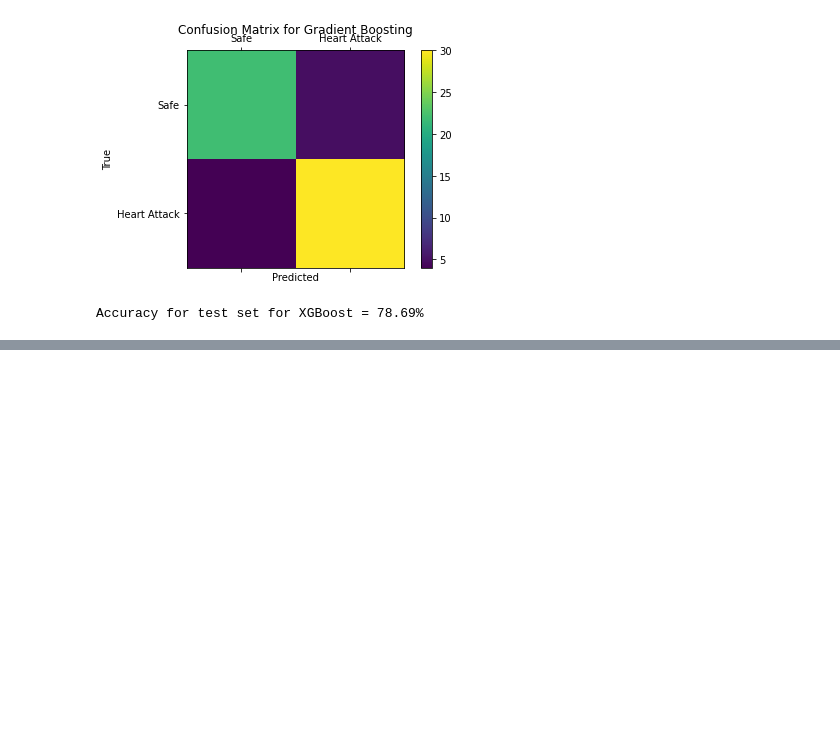
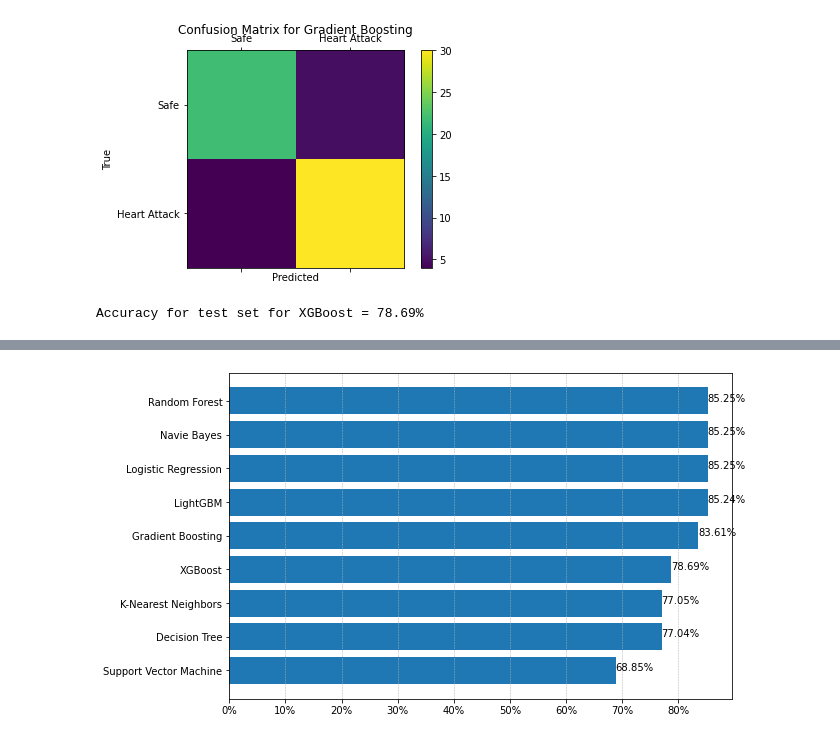
Before and after one commit to hidayatarg/HeartDiseasePrediction-MachineLearning, a Jupyter notebook: test.ipynb, the cells around one changed output, grey strips where cells are left out. Saved outputs shown, nothing was run; the diff lists cells and outputs as text; code cells hidden in the pictures; blank space fills up the shorter version.

```diff
--- a/test.ipynb
+++ b/test.ipynb
@@ -587,0 +590,25 @@ Accuracy for test set for XGBoost = 78.69%
+# %%
+import matplotlib.pyplot as plt
+import pandas as pd
+new_data ={'category_alg':['Logistic Regression',
+                       'K-Nearest Neighbors',
+                       'Support Vector Machine',
+                       'Navie Bayes',
+                       'Random Forest',
+                       'Decision Tree',
+                       'Gradient Boosting',
+                       'LightGBM',
+                       'XGBoost'
+                      ],
+            'percent_alg':[85.25,
+                       77.05,
+                       68.85,
+                       85.25,
+                       85.25,
+                       77.04,
+                       83.61,
+                       85.24,
+                       78.69
+                      ]
+          }
+df=pd.DataFrame.from_dict(new_data);df
@@ -587,0 +626,22 @@ Accuracy for test set for XGBoost = 78.69%
+# %%
+fig = plt.figure(figsize=(9,6))
+ax1=plt.subplot(1,1,1)
+df.sort_values('percent_alg', inplace=True)
+ax1.barh(df['category_alg'],df['percent_alg'])
+
+import matplotlib.ticker as mtick
+
+#---line separtor
+ax1.xaxis.grid(linestyle='--', linewidth=0.5 )
+# ax1.xaxis.set_major_formatter(mtick.PercentFormatter(100))
+fmt = '%.0f%%'
+xticks = mtick.FormatStrFormatter(fmt)
+ax1.xaxis.set_major_formatter(xticks)
+
+#--- write percentage on front
+for pY, pX in enumerate(df.percent_alg):
+    ax1.annotate(str(pX)+'%', xy=(pX, pY))
+
+plt.show()
+# %% [output]
+[figure, added]
```
Also changed, not shown: parts of 2 cells of this notebook, 1 other file.
